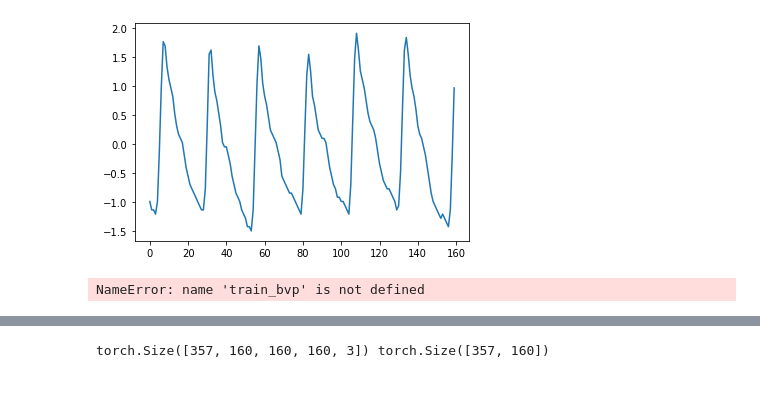
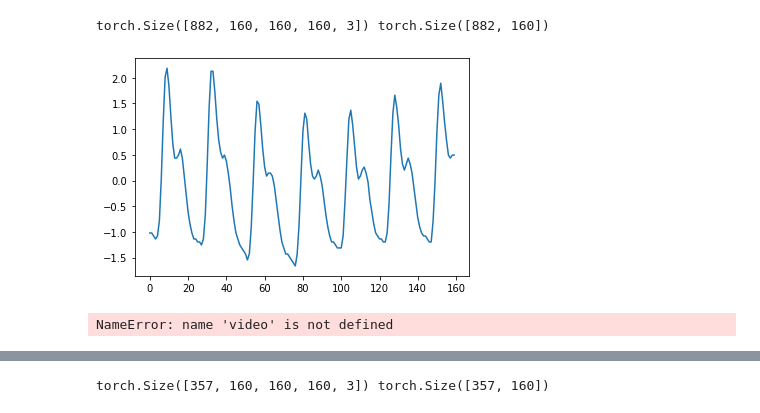
Before and after one commit to drugo106/VHR, a Jupyter notebook: ViTVHR.ipynb, the cells around one changed output, grey strips where cells are left out. Cells and saved outputs as stored; diff of their text form; code cells hidden in the pictures.

```diff
--- a/ViTVHR.ipynb
+++ b/ViTVHR.ipynb
@@ -69,7 +68,7 @@ def load_data(tot):
     test_video = []
     test_bvp = []
     for idx in range(0,tot):
-        with open('/var/datasets/PURE_webs/'+str(idx)+'-WEBS-'+str(PATCH_SIZE), 'rb') as f:
+        with open('/var/datasets/VIPL-HR-V1_webs/'+str(idx)+'-WEBS-'+str(PATCH_SIZE), 'rb') as f:
             #print('/var/datasets/PURE_webs/'+str(idx)+'-WEBS-'+str(PATCH_SIZE))
             (webs,labels) = pickle.load(f)
             if idx < ((tot/10)*9)-1:   #9 : 0 : 1
@@ -147,11 +146,15 @@ class AvgrageMeter(object):
 train_video, train_bvp = torch.cat(train_video[:]), torch.cat(train_bvp[:])
 #val_video, val_bvp     = torch.cat(val_video[:]), torch.cat(val_bvp[:])
 test_video, test_bvp   = torch.cat(test_video[:]), torch.cat(test_bvp[:])
+# %%
+print(train_video.shape,train_bvp.shape)
+# %% [output]
+torch.Size([882, 160, 160, 160, 3]) torch.Size([882, 160])
 # %%
-plt.plot(train_bvp[0])
+plt.plot(test_bvp[100])
 plt.show()
 # %% [output]
-[figure, old version]
+[figure, new version]
 # %%
 clazz = {}
 for frame in train_bvp:
@@ -161,7 +164,7 @@ for frame in train_bvp:
 
 print(clazz)
 # %% [output]
-NameError: name 'train_bvp' is not defined
+NameError: name 'video' is not defined
 # %%
 for k in sorted(clazz.keys()):
     print(str(k) + ": "+ str(clazz[k]))
```
Also changed, not shown: parts of 6 cells of this notebook, 5 other files.
